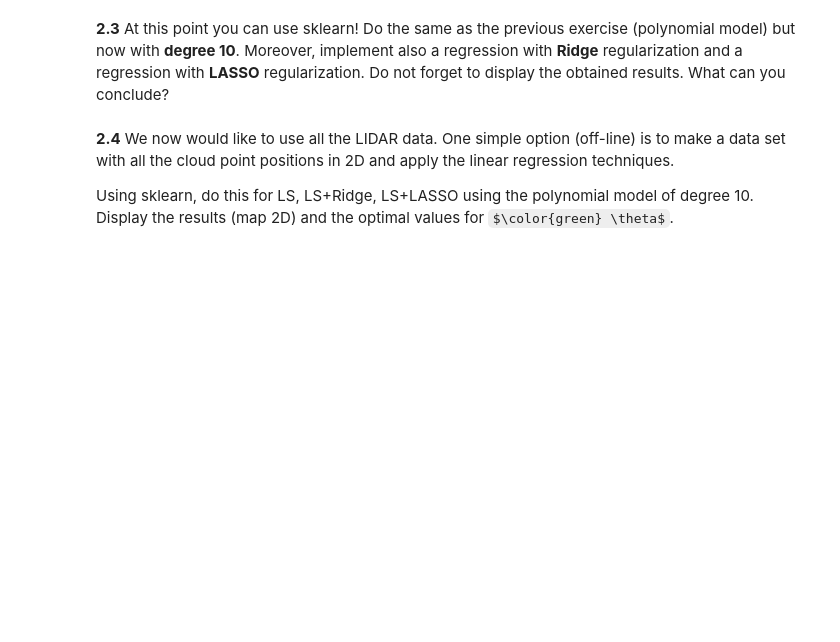
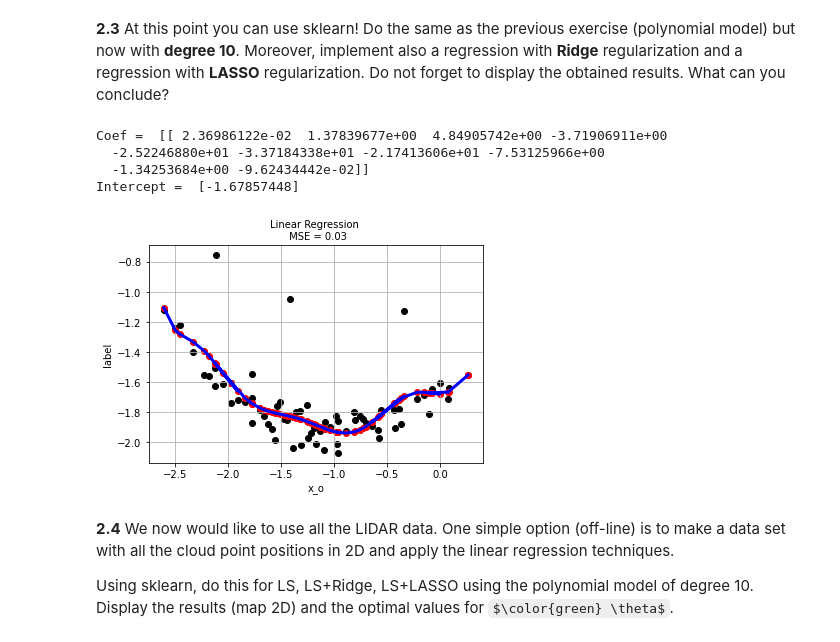
Before and after one commit to FilippoComastri/Project_ML1, a Jupyter notebook: ML_project1.ipynb, the cells around one changed output. Cells and saved outputs as stored; diff of their text form; code cells hidden in the pictures; some formulas as TeX source; blank space fills up the shorter version.

```diff
--- a/ML_project1.ipynb
+++ b/ML_project1.ipynb
@@ -608,3 +620,38 @@ Do the same as the previous exercise (polynomial model) but now with **degree 10
+# %%
+# To complete
+
+# Using sklearn
+from sklearn import linear_model
+from sklearn.metrics import mean_squared_error, r2_score
+from sklearn.preprocessing import PolynomialFeatures
+
+nb_degree=10
+polynomial_feats = PolynomialFeatures(degree=nb_degree)
+X_TRANSF = polynomial_feats.fit_transform(np.array(x_o).reshape(len(x_o),1))
+
+model = linear_model.LinearRegression()
+model.fit(X_TRANSF[:,1:11], Y)
+Y_predict = model.predict(X_TRANSF[:,1:11])
+
+print("Coef = ", model.coef_)
+print("Intercept = ", model.intercept_)
+
+plt.scatter(x_o, Y, color="black")
+plt.scatter(x_o,Y_predict,color="red")
+plt.plot(x_o, Y_predict,  color="blue", linewidth=3)
+plt.grid()
+
+title = 'MSE = {}'.format(round(MSE,2))
+plt.title("Linear Regression \n " + title, fontsize=10)
+plt.xlabel('x_o')
+plt.ylabel('label')
+plt.show()
+# %% [output]
+Coef =  [[ 2.36986122e-02  1.37839677e+00  4.84905742e+00 -3.71906911e+00
+  -2.52246880e+01 -3.37184338e+01 -2.17413606e+01 -7.53125966e+00
+  -1.34253684e+00 -9.62434442e-02]]
+Intercept =  [-1.67857448]
+[figure, added]
 # %% [markdown]
 **2.4**
 We now would like to use all the LIDAR data. One simple option (off-line) is to make a data set with all the cloud point positions in 2D and apply the linear regression techniques.
```
Also changed, not shown: parts of 11 cells of this notebook.
